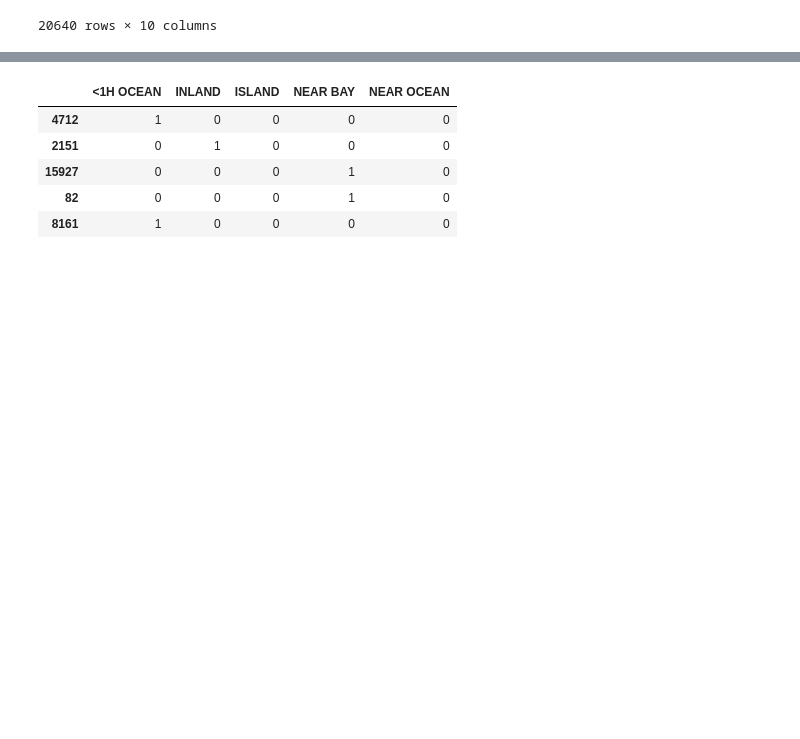
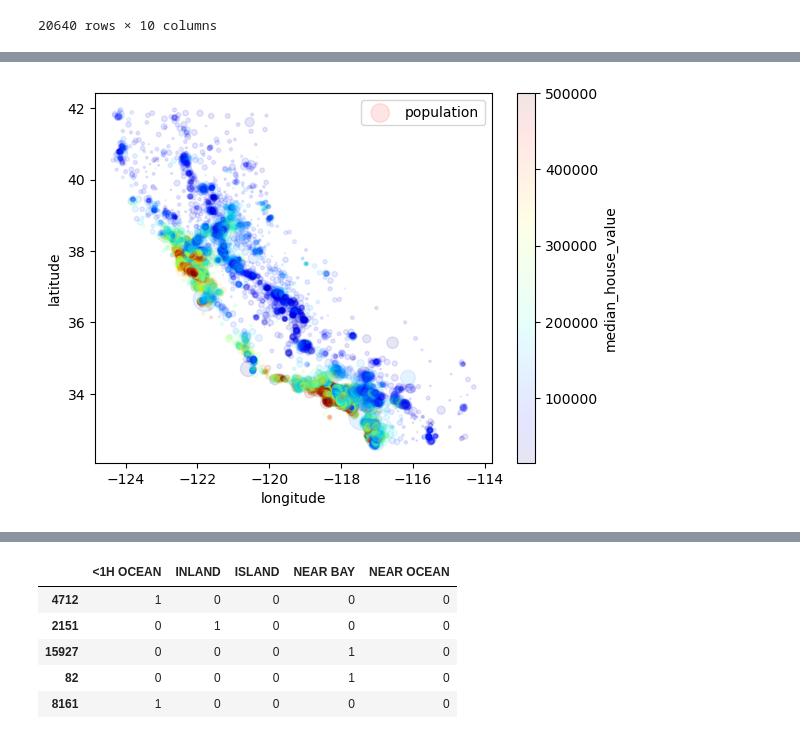
Before and after one commit to johannesmakgetha/California-Housing-Price, a Jupyter notebook: california_housing_prices.ipynb, the cells around one changed output, grey strips where cells are left out. Saved outputs shown, nothing was run; the diff lists cells and outputs as text; code cells hidden in the pictures; blank space fills up the shorter version.

```diff
--- a/california_housing_prices.ipynb
+++ b/california_housing_prices.ipynb
@@ -43,0 +61,6 @@ housing_df_shuffled
+# %%
+housing_df.plot(kind='scatter',x='longitude',y='latitude',alpha =0.1,s=housing_df['population']/100,label = 'population',
+            c='median_house_value',cmap=plt.get_cmap("jet"))
+plt.show()
+# %% [output]
+[figure, added]
```
Also changed, not shown: parts of 5 cells of this notebook.
